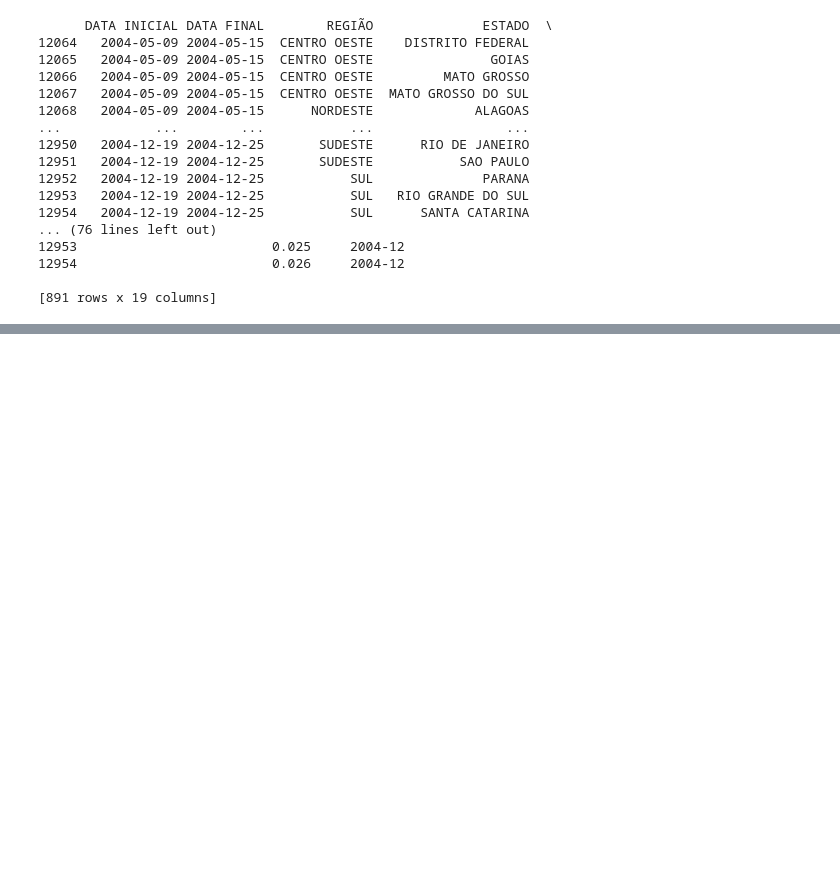
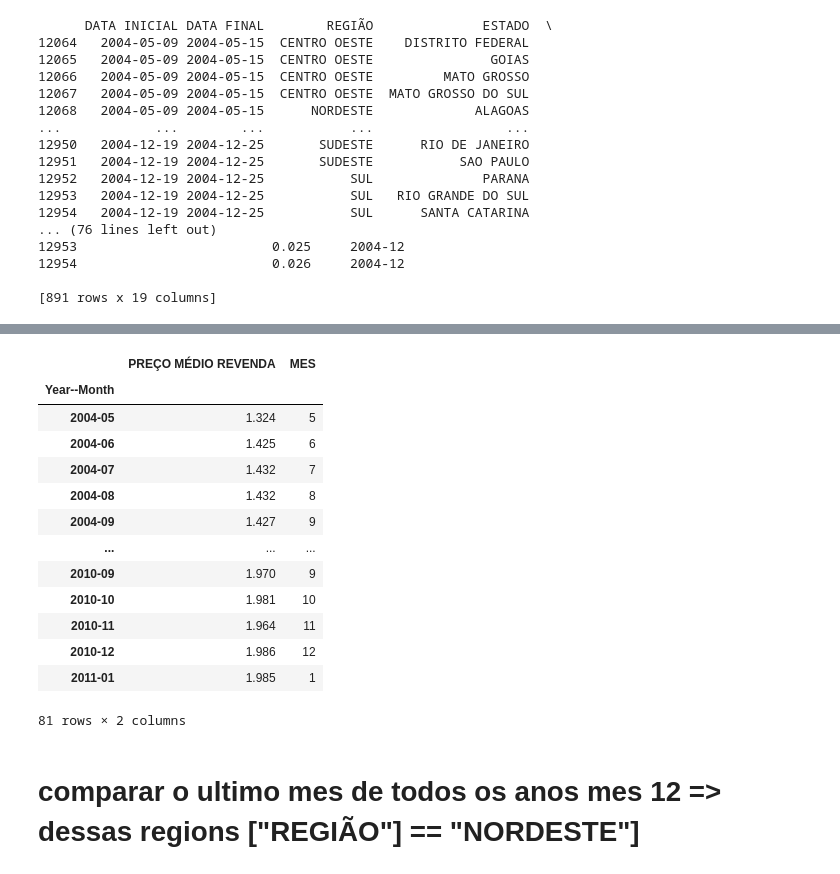
Before and after one commit to ludiemert/Analyzing_Data_Pandas_SQL, a Jupyter notebook: 4_Projectos/1_Prices_Gas/1_Price_Gas.ipynb, the cells around one changed output, grey strips where cells are left out. Saved outputs shown, nothing was run; the diff lists cells and outputs as text; code cells hidden in the pictures; blank space fills up the shorter version.

```diff
--- a/4_Projectos/1_Prices_Gas/1_Price_Gas.ipynb
+++ b/4_Projectos/1_Prices_Gas/1_Price_Gas.ipynb
@@ -496,0 +542,19 @@ np.float64(2.212404040404041)
+# %%
+df_reg.groupby("Year--Month")[["PREÇO MÉDIO REVENDA", "MES"]].last()
+# %% [output]
+|  | PREÇO MÉDIO REVENDA | MES |
+| Year--Month |  |  |
+| 2004-05 | 1.324 | 5 |
+| 2004-06 | 1.425 | 6 |
+| 2004-07 | 1.432 | 7 |
+| 2004-08 | 1.432 | 8 |
+| 2004-09 | 1.427 | 9 |
+| ... | ... | ... |
+| 2010-09 | 1.970 | 9 |
+| 2010-10 | 1.981 | 10 |
+| 2010-11 | 1.964 | 11 |
+| 2010-12 | 1.986 | 12 |
+| 2011-01 | 1.985 | 1 |
+81 rows × 2 columns
+# %% [markdown]
+# comparar o ultimo mes de todos os anos mes 12 => dessas regions ["REGIÃO"] == "NORDESTE"]
```
Also changed, not shown: parts of 12 cells of this notebook, 2 other files.
